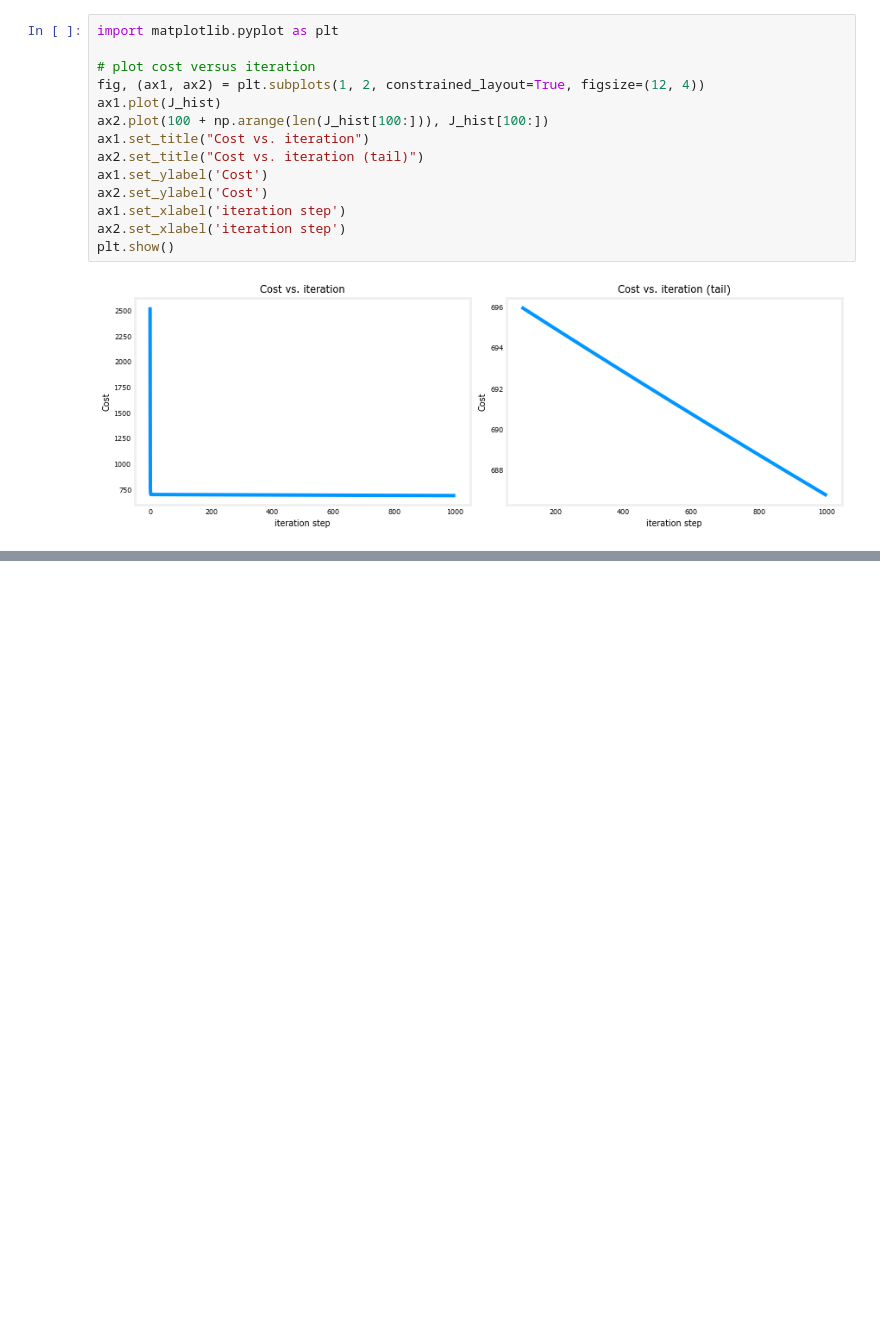
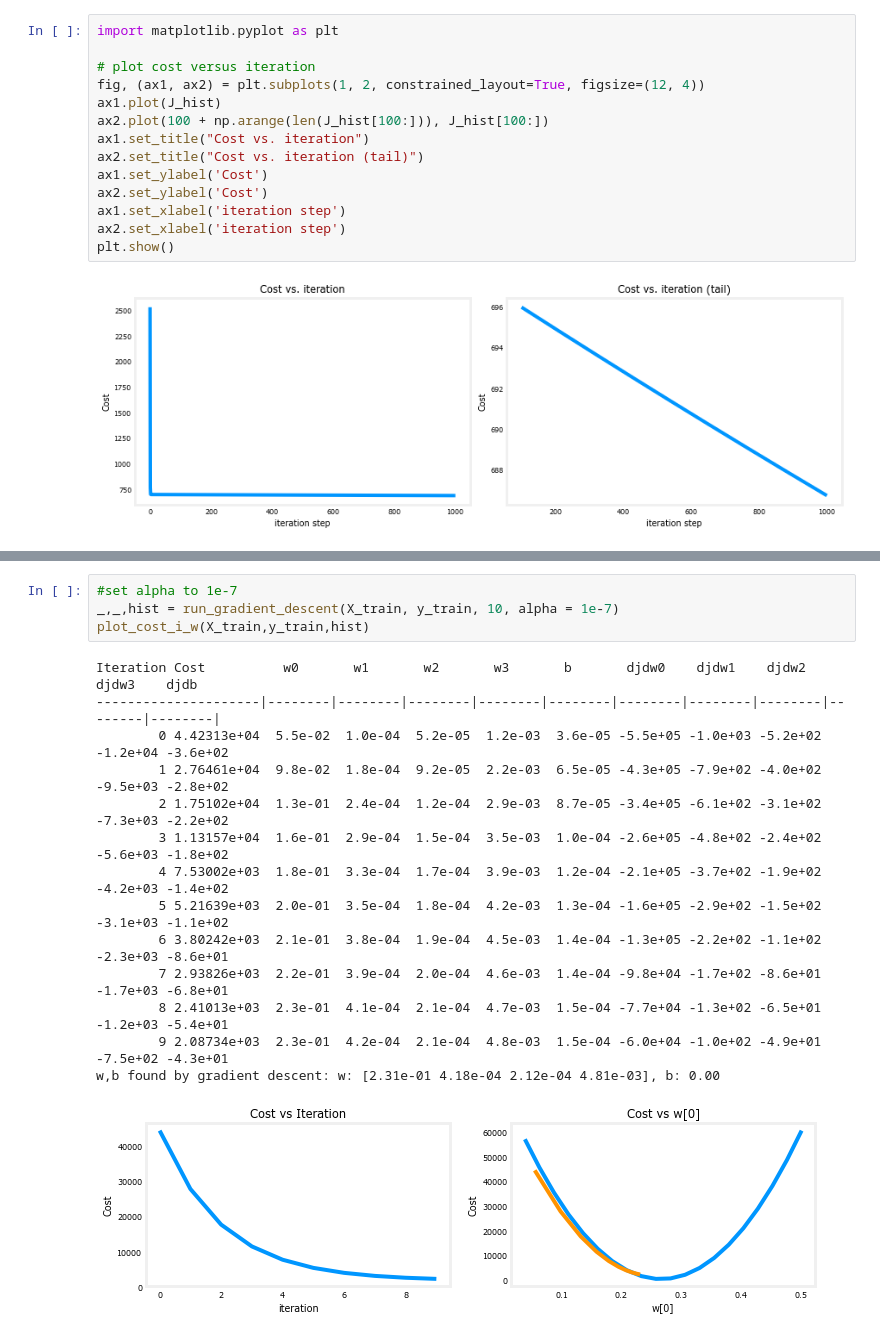
Before and after one commit to imaxfp/edu_machine_learning, a Jupyter notebook: src/supervised_ml_regression_and_classification/week2.ipynb, the cells around one changed output, grey strips where cells are left out. Saved outputs shown, nothing was run; the diff lists cells and outputs as text; blank space fills up the shorter version.

```diff
--- a/src/supervised_ml_regression_and_classification/week2.ipynb
+++ b/src/supervised_ml_regression_and_classification/week2.ipynb
@@ -655,0 +798,19 @@ Concretely, if you plot the cost for a number of iterations and notice that the
+# %%
+#set alpha to 1e-7
+_,_,hist = run_gradient_descent(X_train, y_train, 10, alpha = 1e-7)
+plot_cost_i_w(X_train,y_train,hist)
+# %% [output]
+Iteration Cost          w0       w1       w2       w3       b       djdw0    djdw1    djdw2    djdw3    djdb
+---------------------|--------|--------|--------|--------|--------|--------|--------|--------|--------|--------|
+        0 4.42313e+04  5.5e-02  1.0e-04  5.2e-05  1.2e-03  3.6e-05 -5.5e+05 -1.0e+03 -5.2e+02 -1.2e+04 -3.6e+02
+        1 2.76461e+04  9.8e-02  1.8e-04  9.2e-05  2.2e-03  6.5e-05 -4.3e+05 -7.9e+02 -4.0e+02 -9.5e+03 -2.8e+02
+        2 1.75102e+04  1.3e-01  2.4e-04  1.2e-04  2.9e-03  8.7e-05 -3.4e+05 -6.1e+02 -3.1e+02 -7.3e+03 -2.2e+02
+        3 1.13157e+04  1.6e-01  2.9e-04  1.5e-04  3.5e-03  1.0e-04 -2.6e+05 -4.8e+02 -2.4e+02 -5.6e+03 -1.8e+02
+        4 7.53002e+03  1.8e-01  3.3e-04  1.7e-04  3.9e-03  1.2e-04 -2.1e+05 -3.7e+02 -1.9e+02 -4.2e+03 -1.4e+02
+        5 5.21639e+03  2.0e-01  3.5e-04  1.8e-04  4.2e-03  1.3e-04 -1.6e+05 -2.9e+02 -1.5e+02 -3.1e+03 -1.1e+02
+        6 3.80242e+03  2.1e-01  3.8e-04  1.9e-04  4.5e-03  1.4e-04 -1.3e+05 -2.2e+02 -1.1e+02 -2.3e+03 -8.6e+01
+        7 2.93826e+03  2.2e-01  3.9e-04  2.0e-04  4.6e-03  1.4e-04 -9.8e+04 -1.7e+02 -8.6e+01 -1.7e+03 -6.8e+01
+        8 2.41013e+03  2.3e-01  4.1e-04  2.1e-04  4.7e-03  1.5e-04 -7.7e+04 -1.3e+02 -6.5e+01 -1.2e+03 -5.4e+01
+        9 2.08734e+03  2.3e-01  4.2e-04  2.1e-04  4.8e-03  1.5e-04 -6.0e+04 -1.0e+02 -4.9e+01 -7.5e+02 -4.3e+01
+w,b found by gradient descent: w: [2.31e-01 4.18e-04 2.12e-04 4.81e-03], b: 0.00
+[figure, added]
```
Also changed, not shown: parts of 30 cells of this notebook, 12 other files.
